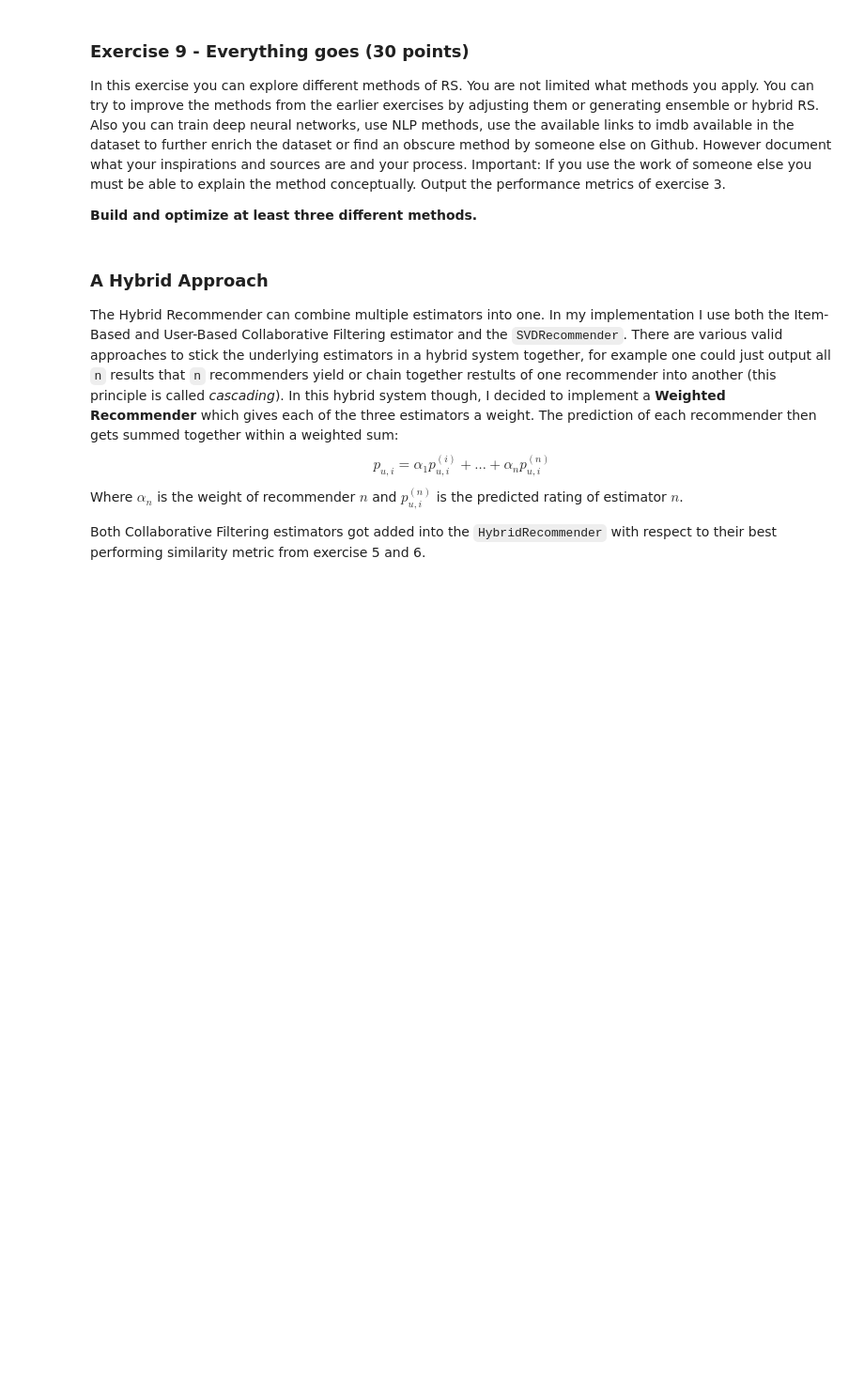
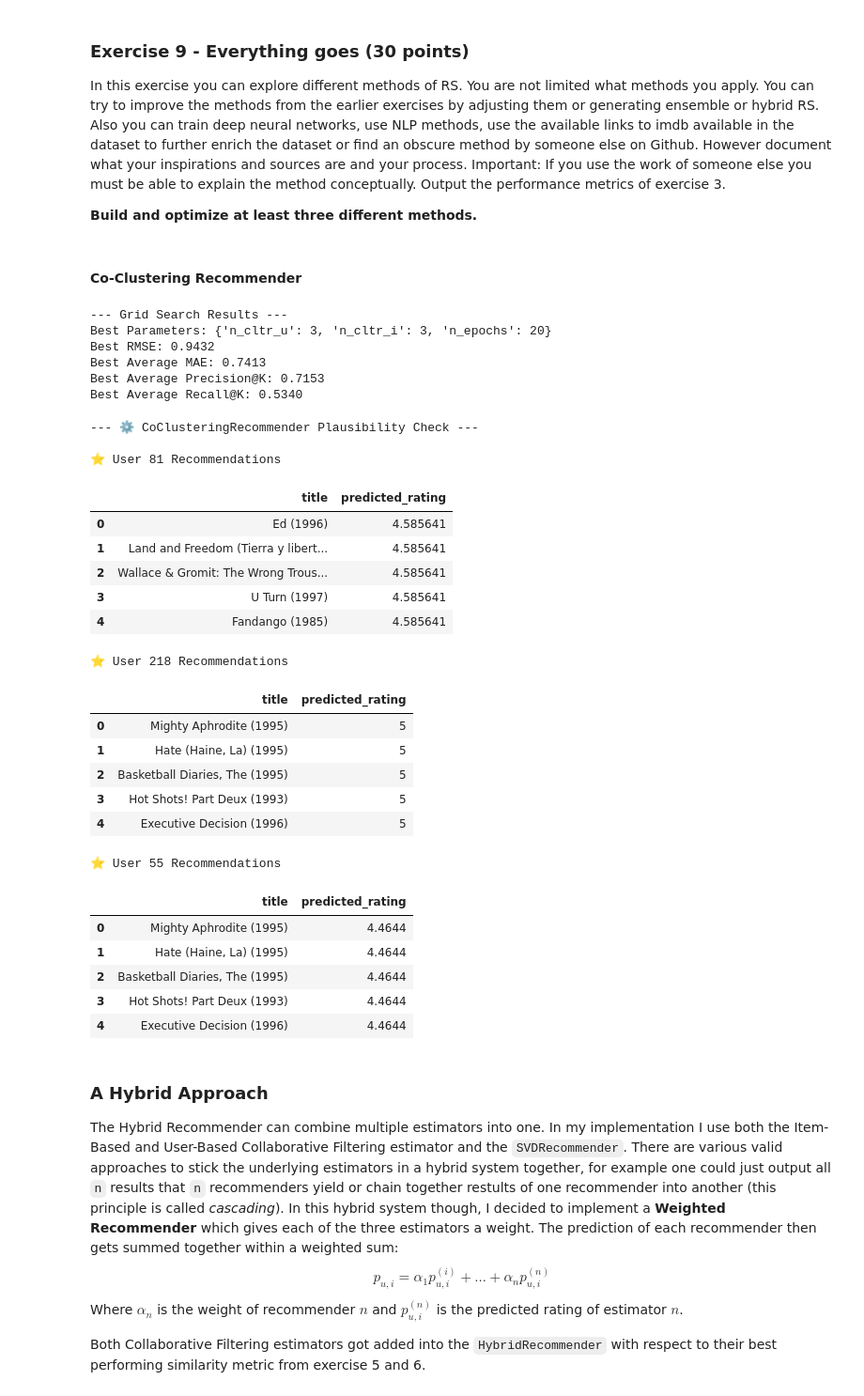
Before and after one commit to okaynils/fhnw-ds-rsy, a Jupyter notebook: MiniChallenge/RSY_ MiniChallenge_FS24.ipynb, the cells around one changed output. Shown at 94% size. Saved outputs shown, nothing was run; the diff lists cells and outputs as text; code cells hidden in the pictures; blank space fills up the shorter version.

```diff
--- a/MiniChallenge/RSY_ MiniChallenge_FS24.ipynb
+++ b/MiniChallenge/RSY_ MiniChallenge_FS24.ipynb
@@ -1607,3 +1623,5 @@ In this exercise you can explore different methods of RS. You are not limited wh
 Output the performance metrics of exercise 3.
 
 **Build and optimize at least three different methods.**
+# %% [markdown]
+#### Co-Clustering Recommender
@@ -1610,3 +1684,41 @@ Output the performance metrics of exercise 3.
+# %%
+output_best_metrics(results, best_params, best_rmse)
+# %% [output]
+--- Grid Search Results ---
+Best Parameters: {'n_cltr_u': 3, 'n_cltr_i': 3, 'n_epochs': 20}
+Best RMSE: 0.9432
+Best Average MAE: 0.7413
+Best Average Precision@K: 0.7153
+Best Average Recall@K: 0.5340
+# %%
+cc = CoClusteringRecommender(n_cltr_u=3, n_cltr_i=3, n_epochs=20, random_state=1337)
+cc.fit(user_item_matrix.values)
+
+plausibility_check(cc, n_recs=5, n_users=3, random_seed=42)
+# %% [output]
+--- ⚙️ CoClusteringRecommender Plausibility Check ---
+
+⭐ User 81 Recommendations
+|  | title | predicted_rating |
+| 0 | Ed (1996) | 4.585641 |
+| 1 | Land and Freedom (Tierra y libert... | 4.585641 |
+| 2 | Wallace & Gromit: The Wrong Trous... | 4.585641 |
+| 3 | U Turn (1997) | 4.585641 |
+| 4 | Fandango (1985) | 4.585641 |
+⭐ User 218 Recommendations
+|  | title | predicted_rating |
+| 0 | Mighty Aphrodite (1995) | 5 |
+| 1 | Hate (Haine, La) (1995) | 5 |
+| 2 | Basketball Diaries, The (1995) | 5 |
+| 3 | Hot Shots! Part Deux (1993) | 5 |
+| 4 | Executive Decision (1996) | 5 |
+⭐ User 55 Recommendations
+|  | title | predicted_rating |
+| 0 | Mighty Aphrodite (1995) | 4.4644 |
+| 1 | Hate (Haine, La) (1995) | 4.4644 |
+| 2 | Basketball Diaries, The (1995) | 4.4644 |
+| 3 | Hot Shots! Part Deux (1993) | 4.4644 |
+| 4 | Executive Decision (1996) | 4.4644 |
 # %% [markdown]
 ### A Hybrid Approach
 The Hybrid Recommender can combine multiple estimators into one. In my implementation I use both the Item-Based and User-Based Collaborative Filtering estimator and the `SVDRecommender`. There are various valid approaches to stick the underlying estimators in a hybrid system together, for example one could just output all `n` results that `n` recommenders yield or chain together restults of one recommender into another (this principle is called *cascading*). In this hybrid system though, I decided to implement a **Weighted Recommender** which gives each of the three estimators a weight. The prediction of each recommender then gets summed together within a weighted sum: $$p_{u,i}=\alpha_1 p_{u,i}^{(i)}+\dots+\alpha_n p_{u,i}^{(n)}$$
```
Also changed, not shown: parts of 31 cells of this notebook, 3 other files.
